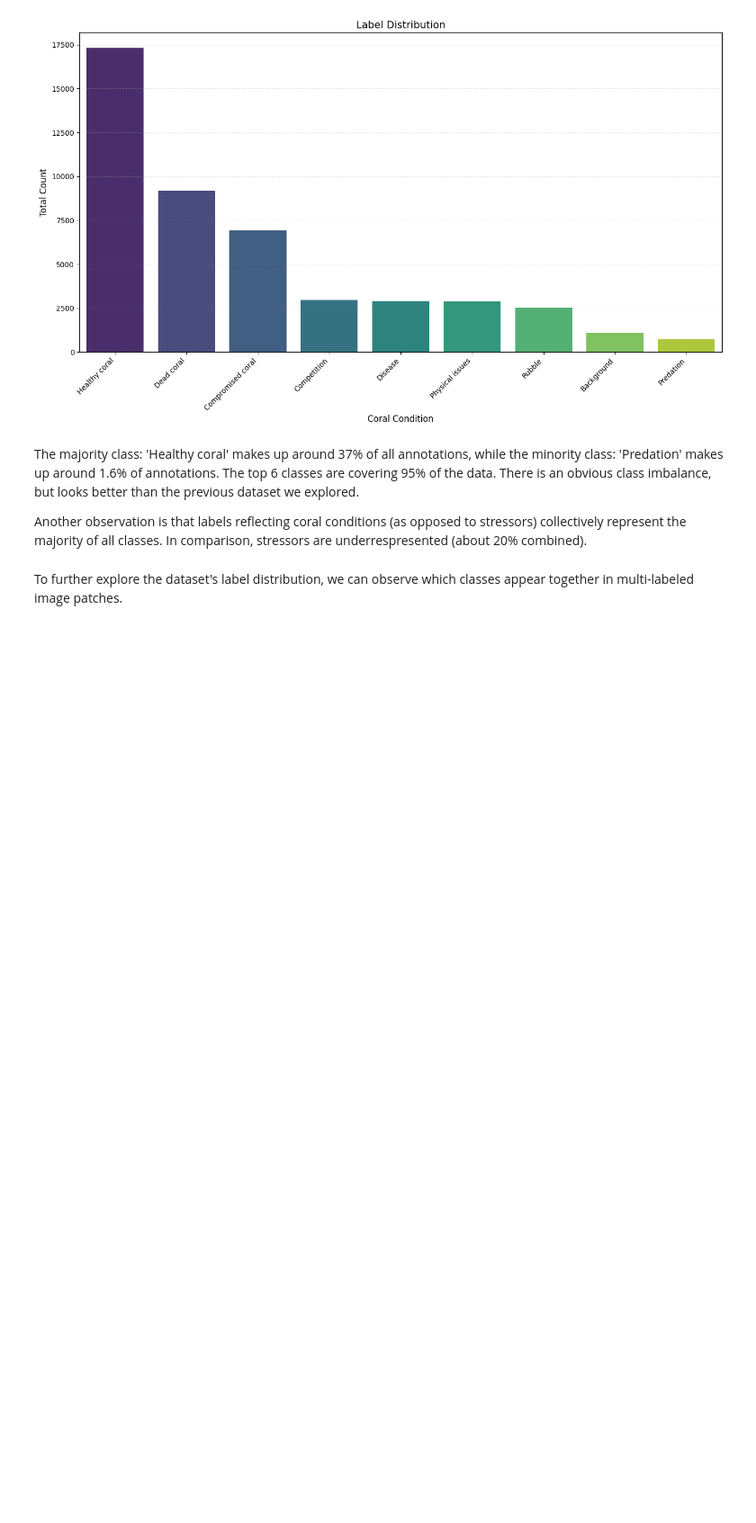
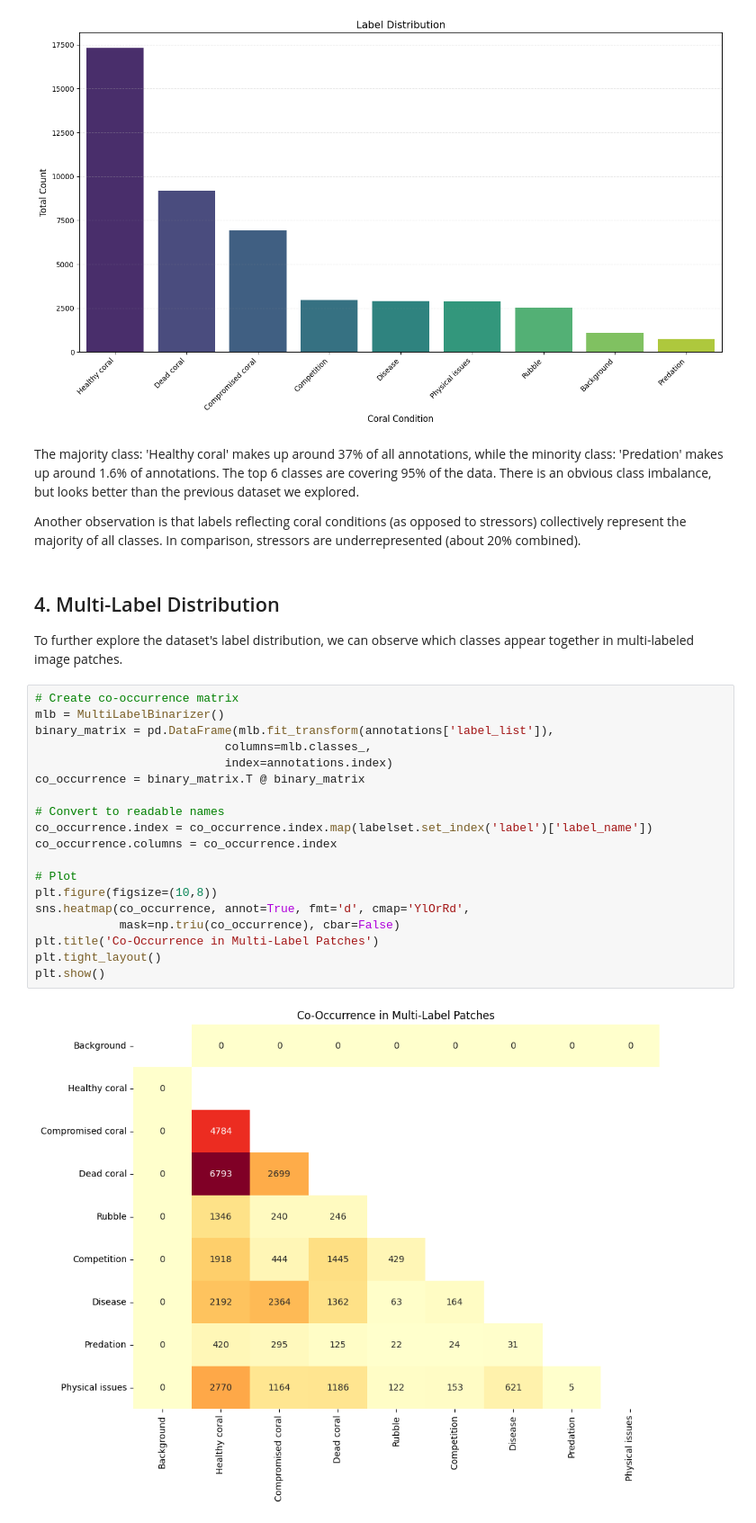
Before and after one commit to sarakabariti/coral_reef_monitoring_duplicate, a Jupyter notebook: notebooks/coral_condition_exploration.ipynb, the cells around one changed output. Shown: that part at 90% size. Cells and saved outputs as stored; diff of their text form; blank space fills up the shorter version.

Commit message:
Start label distribution exploration

```diff
--- a/notebooks/coral_condition_exploration.ipynb
+++ b/notebooks/coral_condition_exploration.ipynb
@@ -317,6 +319,28 @@ Classes covering 95% of entries: 6
 # %% [markdown]
 The majority class: 'Healthy coral' makes up around 37% of all annotations, while the minority class: 'Predation' makes up around 1.6% of annotations. The top 6 classes are covering 95% of the data. There is an obvious class imbalance, but looks better than the previous dataset we explored.
 
-Another observation is that labels reflecting coral conditions (as opposed to stressors) collectively represent the majority of all classes. In comparison, stressors are underrespresented (about 20% combined).
+Another observation is that labels reflecting coral conditions (as opposed to stressors) collectively represent the majority of all classes. In comparison, stressors are underrepresented (about 20% combined).
 # %% [markdown]
+## 4. Multi-Label Distribution
 To further explore the dataset's label distribution, we can observe which classes appear together in multi-labeled image patches.
+# %%
+# Create co-occurrence matrix
+mlb = MultiLabelBinarizer()
+binary_matrix = pd.DataFrame(mlb.fit_transform(annotations['label_list']),
+                           columns=mlb.classes_,
+                           index=annotations.index)
+co_occurrence = binary_matrix.T @ binary_matrix
+
+# Convert to readable names
+co_occurrence.index = co_occurrence.index.map(labelset.set_index('label')['label_name'])
+co_occurrence.columns = co_occurrence.index
+
+# Plot
+plt.figure(figsize=(10,8))
+sns.heatmap(co_occurrence, annot=True, fmt='d', cmap='YlOrRd',
+            mask=np.triu(co_occurrence), cbar=False)
+plt.title('Co-Occurrence in Multi-Label Patches')
+plt.tight_layout()
+plt.show()
+# %% [output]
+[figure, added]
```
Also changed, not shown: parts of 5 cells of this notebook.
